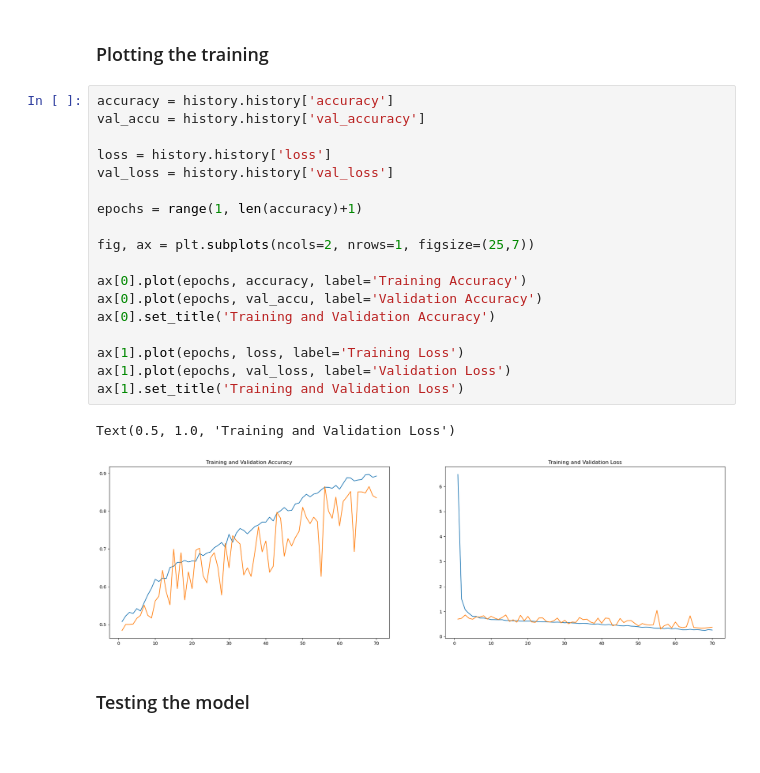
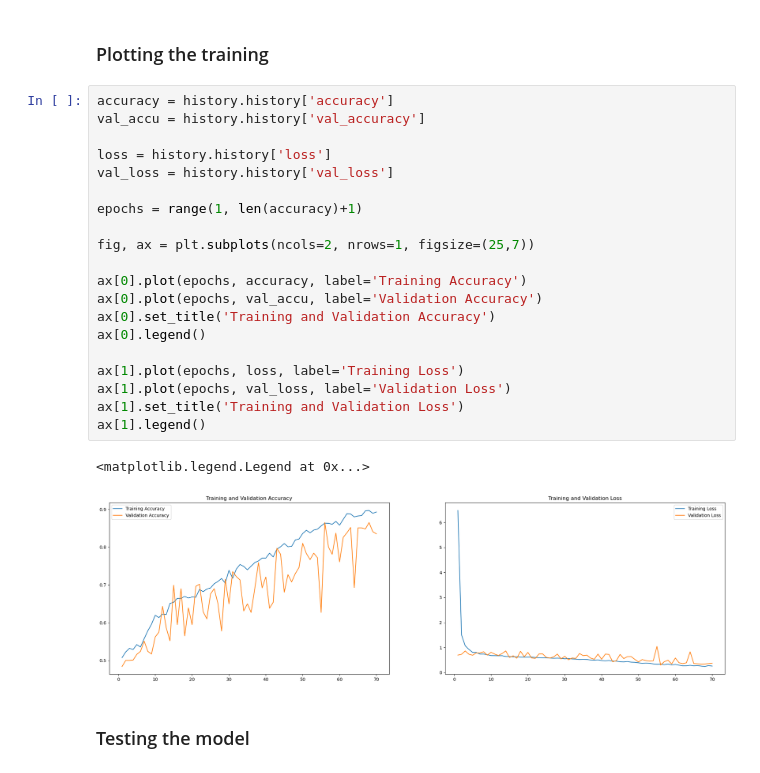
Before and after one commit to antirrabia/Computer-Vision, a Jupyter notebook: notebooks/CatsVsDogs(DistributedTraining_ResidualConnections_BatchNormalization).ipynb, the cells around one changed output. Saved outputs shown, nothing was run; the diff lists cells and outputs as text.

```diff
--- a/notebooks/CatsVsDogs(DistributedTraining_ResidualConnections_BatchNormalization).ipynb
+++ b/notebooks/CatsVsDogs(DistributedTraining_ResidualConnections_BatchNormalization).ipynb
@@ -153,24 +153,26 @@ Epoch 70/70
 # %%
 accuracy = history.history['accuracy']
 val_accu = history.history['val_accuracy']
 
 loss = history.history['loss']
 val_loss = history.history['val_loss']
 
 epochs = range(1, len(accuracy)+1)
 
 fig, ax = plt.subplots(ncols=2, nrows=1, figsize=(25,7))
 
 ax[0].plot(epochs, accuracy, label='Training Accuracy')
 ax[0].plot(epochs, val_accu, label='Validation Accuracy')
 ax[0].set_title('Training and Validation Accuracy')
+ax[0].legend()
 
 ax[1].plot(epochs, loss, label='Training Loss')
 ax[1].plot(epochs, val_loss, label='Validation Loss')
 ax[1].set_title('Training and Validation Loss')
+ax[1].legend()
 # %% [output]
-Text(0.5, 1.0, 'Training and Validation Loss')
+<matplotlib.legend.Legend at 0x...>
-[figure, old version]
+[figure, new version]
 # %% [markdown]
 ### Testing the model
 # %%
```
